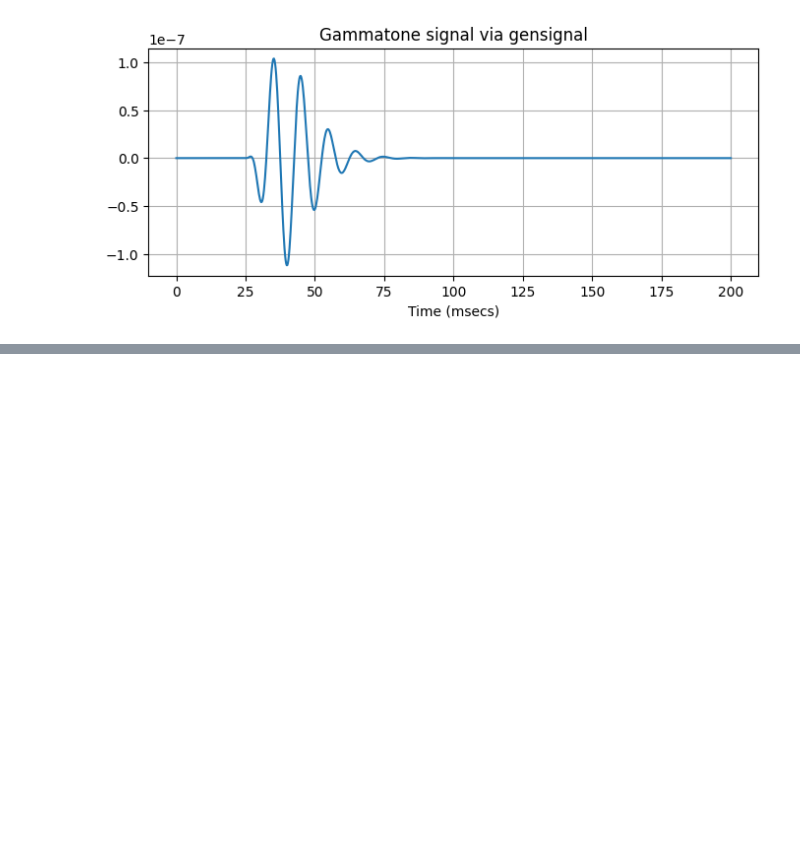
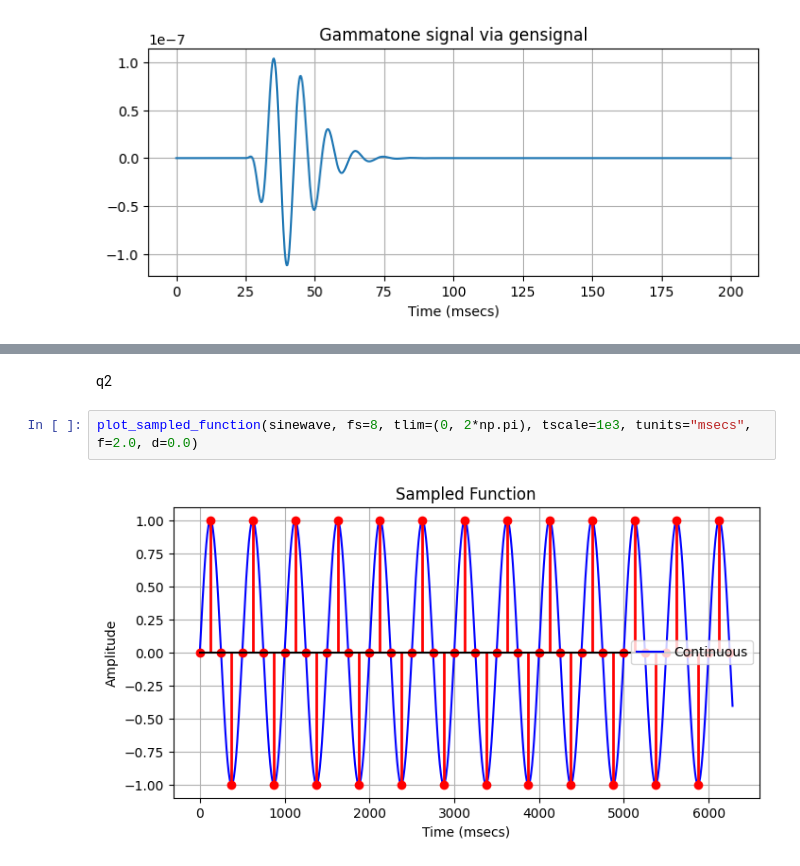
Before and after one commit to RyanL72/CSDS_364, a Jupyter notebook: Assignment_A3a/A3a_rhl72.ipynb, the cells around one changed output, grey strips where cells are left out. Drawn from its saved outputs; the diff is of its cells as text; blank space fills up the shorter version.

```diff
--- a/Assignment_A3a/A3a_rhl72.ipynb
+++ b/Assignment_A3a/A3a_rhl72.ipynb
@@ -96,0 +192,6 @@ plt.show()
+# %% [markdown]
+q2
+# %%
+plot_sampled_function(sinewave, fs=8, tlim=(0, 2*np.pi), tscale=1e3, tunits="msecs", f=2.0, d=0.0)
+# %% [output]
+[figure, added]
```
Also changed, not shown: parts of 35 cells of this notebook, 4 other files.
